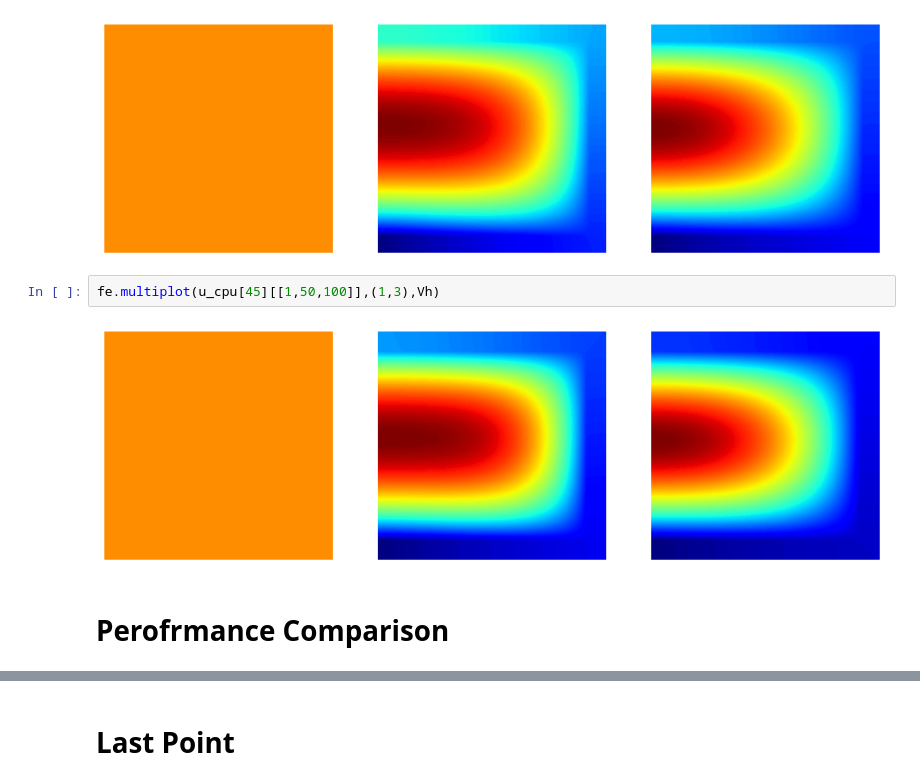
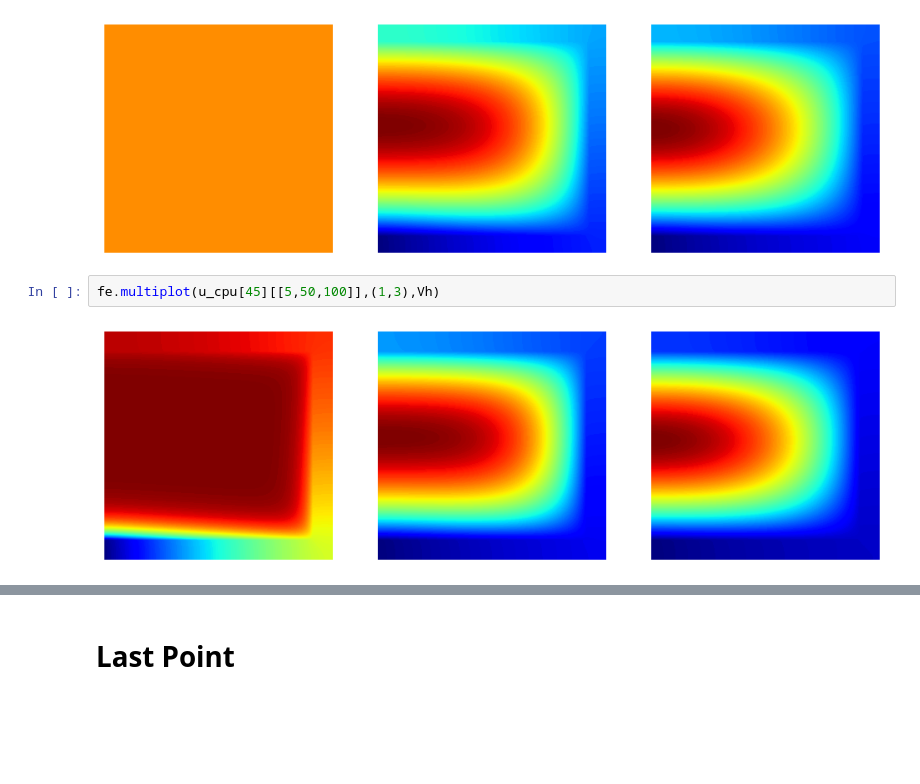
Before and after one commit to LuigiPagani/DL-ROM-for-Navier-Stokes, a Jupyter notebook: POD_NN.ipynb, the cells around one changed output, grey strips where cells are left out. Saved outputs shown, nothing was run; the diff lists cells and outputs as text; blank space fills up the shorter version.

```diff
--- a/POD_NN.ipynb
+++ b/POD_NN.ipynb
@@ -403,8 +351,6 @@ fe.multiplot(u_cpu[41][[1,50,100]],(1,3),Vh)
 # %% [output]
 [figure]
 # %%
-fe.multiplot(u_cpu[45][[1,50,100]],(1,3),Vh)
+fe.multiplot(u_cpu[45][[5,50,100]],(1,3),Vh)
 # %% [output]
-[figure, old version]
+[figure, new version]
-# %% [markdown]
-# **Perofrmance Comparison**
```
Also changed, not shown: parts of 45 cells of this notebook.
